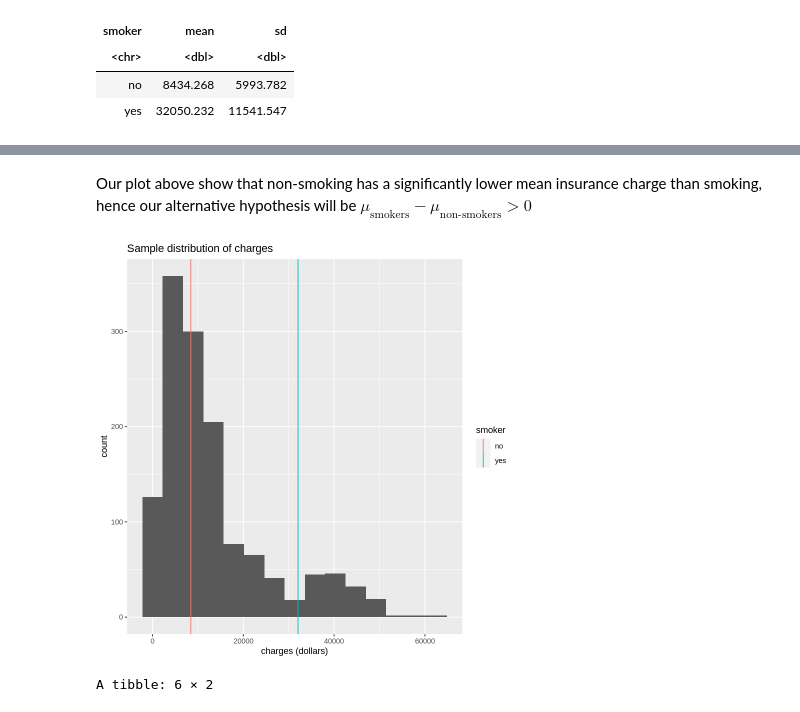
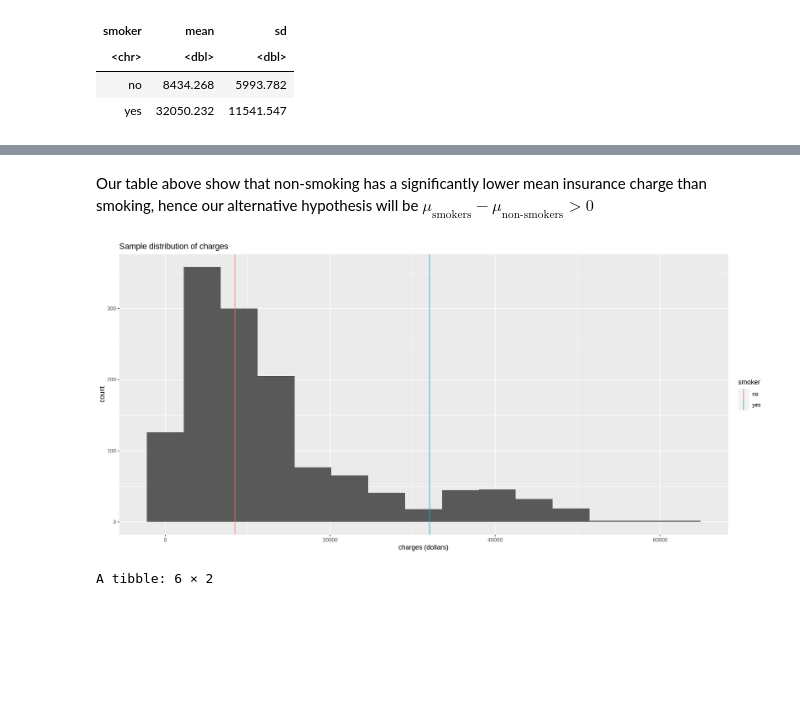
Before and after one commit to Yuji03b/STAT-201-GROUP-1, a Jupyter notebook: proposal.ipynb, the cells around one changed output, grey strips where cells are left out. Saved outputs shown, nothing was run; the diff lists cells and outputs as text; code cells hidden in the pictures; blank space fills up the shorter version.

```diff
--- a/proposal.ipynb
+++ b/proposal.ipynb
@@ -163,16 +122,18 @@ plot4
 # %% [markdown]
-Our plot above show that non-smoking has a significantly lower mean insurance charge than smoking, hence our alternative hypothesis will be $\mu_{\text{smokers}} - \mu_{\text{non-smokers}}>0$
+Our table above show that non-smoking has a significantly lower mean insurance charge than smoking, hence our alternative hypothesis will be $\mu_{\text{smokers}} - \mu_{\text{non-smokers}}>0$
 # %%
 # plot distribution of the sample
+options(repr.plot.width=15, repr.plot.height=7)
+
 plot5 <- insurance %>%
     ggplot(aes(x = charges)) +
     geom_histogram(bins = 15) +
     ggtitle("Sample distribution of charges") +
     xlab("charges (dollars)") +
     geom_vline(data = insurance_estimates, aes(xintercept = mean, color = smoker))
 plot5
 # %% [output]
-[figure, old version]
+[figure, new version]
 # %%
 # select smoker and charges columns from our dataset
 insurance <- insurance %>%
```
Also changed, not shown: parts of 8 cells of this notebook.
